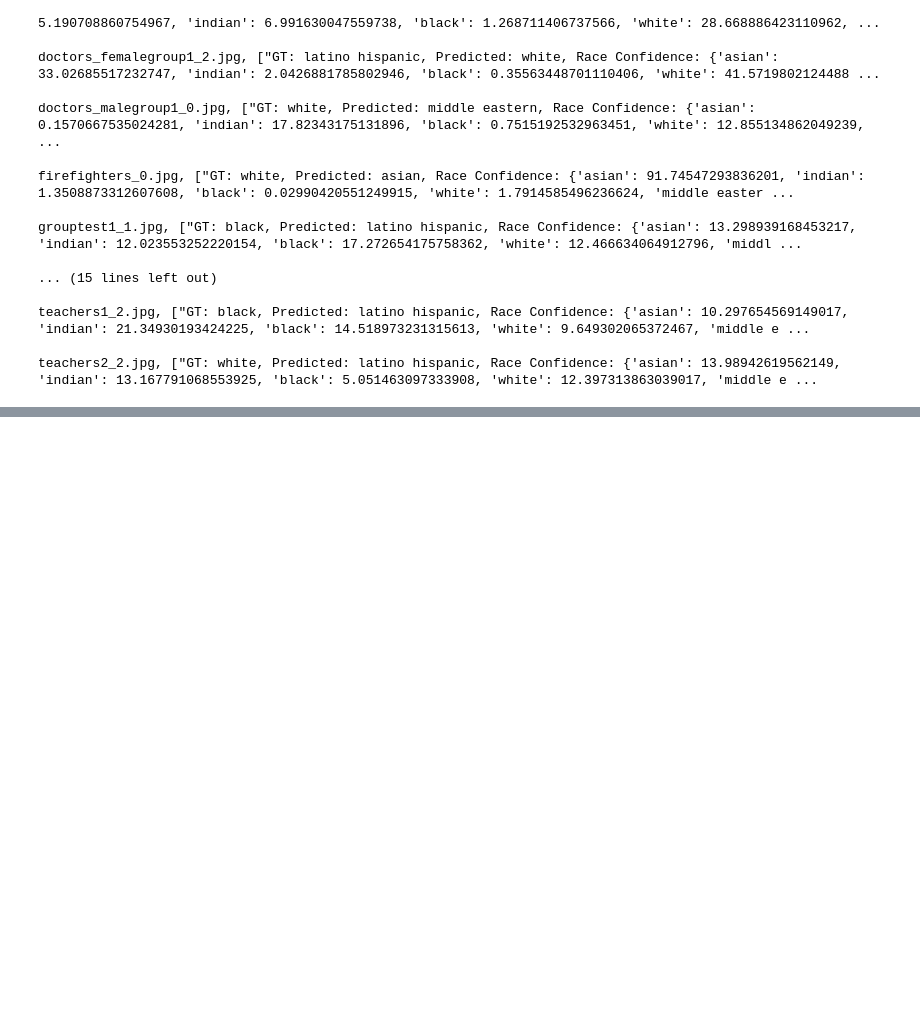
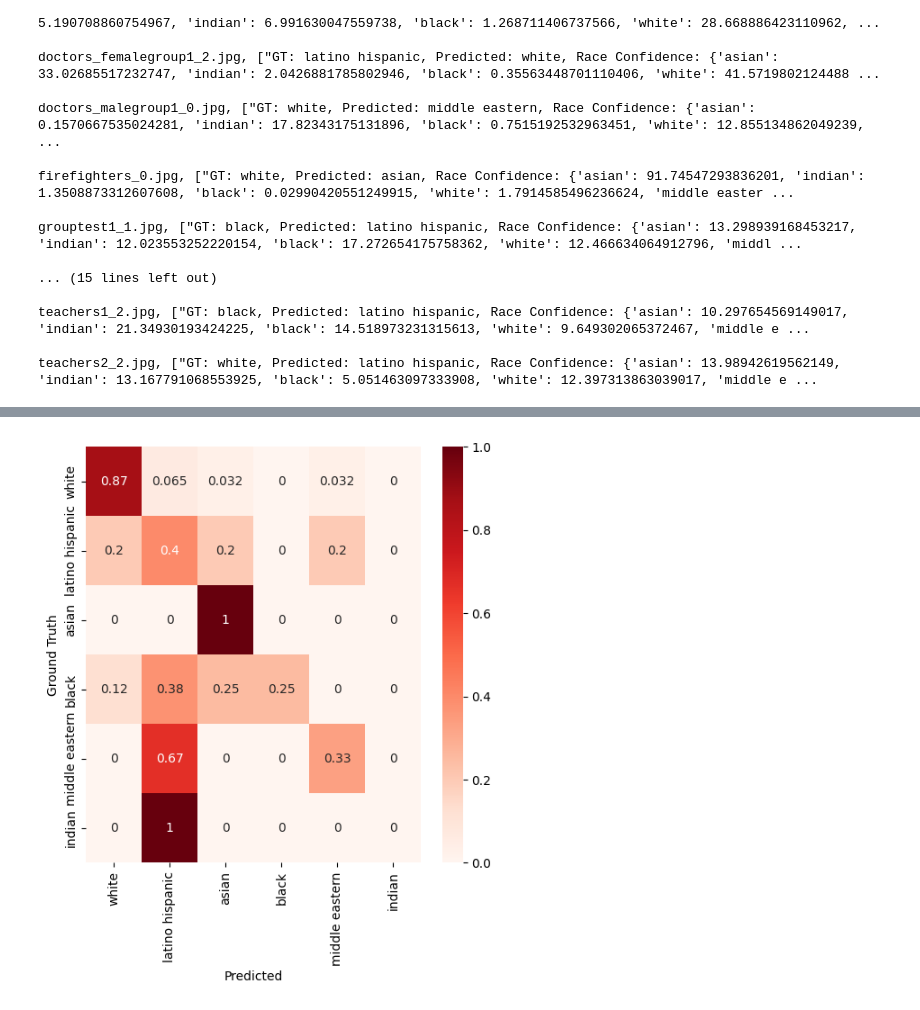
Before and after one commit to selenashe/reu_caar, a Jupyter notebook: group_gender_classification/testset_analysis_deepface.ipynb, the cells around one changed output, grey strips where cells are left out. Saved outputs shown, nothing was run; the diff lists cells and outputs as text; code cells hidden in the pictures; blank space fills up the shorter version.

```diff
--- a/group_gender_classification/testset_analysis_deepface.ipynb
+++ b/group_gender_classification/testset_analysis_deepface.ipynb
@@ -161,0 +181,10 @@ teachers2_2.jpg, ["GT: white, Predicted: latino hispanic, Race Confidence: {'asi
+# %%
+df_race_confusion = pd.DataFrame(race_confusion, index = allraces,
+              columns = [allraces])
+plt.figure(figsize = (6,6))
+plt.xlabel(xlabel = "Predicted")
+plt.ylabel(ylabel = "Ground Truth")
+rmap1 = sn.heatmap(df_race_confusion, annot=True,cmap="Reds")
+rmap1 = rmap1.set(xlabel='Predicted', ylabel='Ground Truth')
+# %% [output]
+[figure, added]
```
Also changed, not shown: parts of 17 cells of this notebook, 1 other file.
